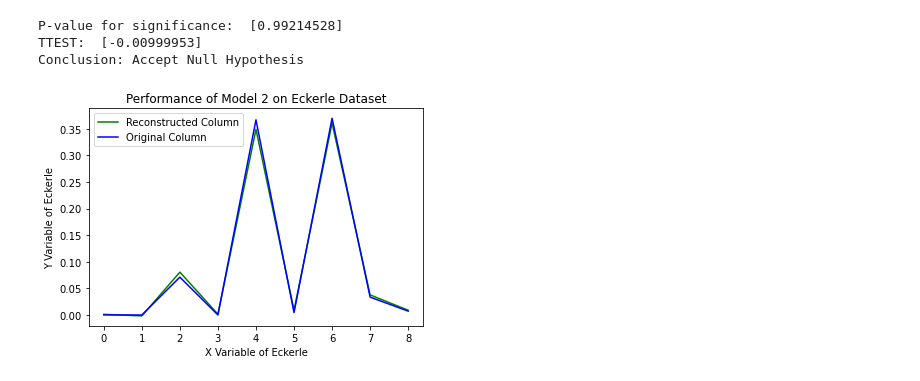
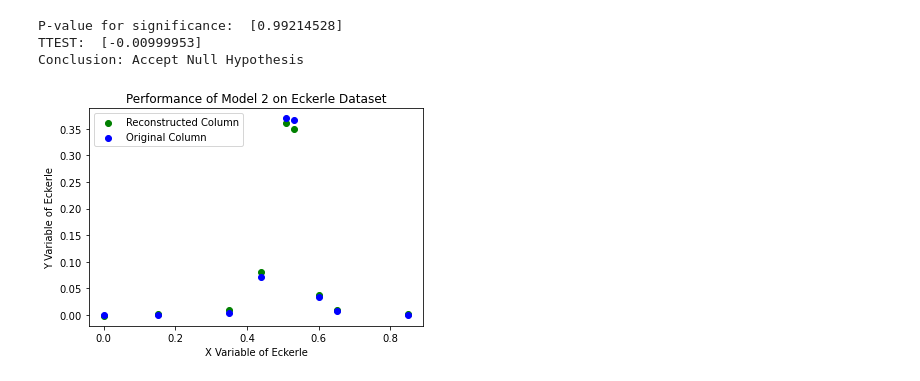
Before and after one commit to n-minhhai/DL-data-imputation, a Jupyter notebook: model2.ipynb, the cells around one changed output. Drawn from its saved outputs; the diff is of its cells as text; code cells hidden in the pictures.

Commit message:
Scatter plot model 2

```diff
--- a/model2.ipynb
+++ b/model2.ipynb
@@ -264,12 +264,12 @@ Conclusion: Accept Null Hypothesis
 # %%
 # Plot in blue color the predicted adata and in green color the
 # actual data to verify visually the accuracy of the model.
-plt.plot(y_scaler.inverse_transform(predicted_value), color="green", label='Reconstructed Column')
-plt.plot(y_scaler.inverse_transform(expected_value), color="blue", label='Original Column')
+plt.scatter(comparison_column, y_scaler.inverse_transform(predicted_value), color="green", label='Reconstructed Column')
+plt.scatter(comparison_column, y_scaler.inverse_transform(expected_value), color="blue", label='Original Column')
 plt.xlabel('X Variable of Eckerle')
 plt.ylabel('Y Variable of Eckerle')
 plt.title('Performance of Model 2 on Eckerle Dataset')
 plt.legend()
 plt.show()
 # %% [output]
-[figure, old version]
+[figure, new version]
```
